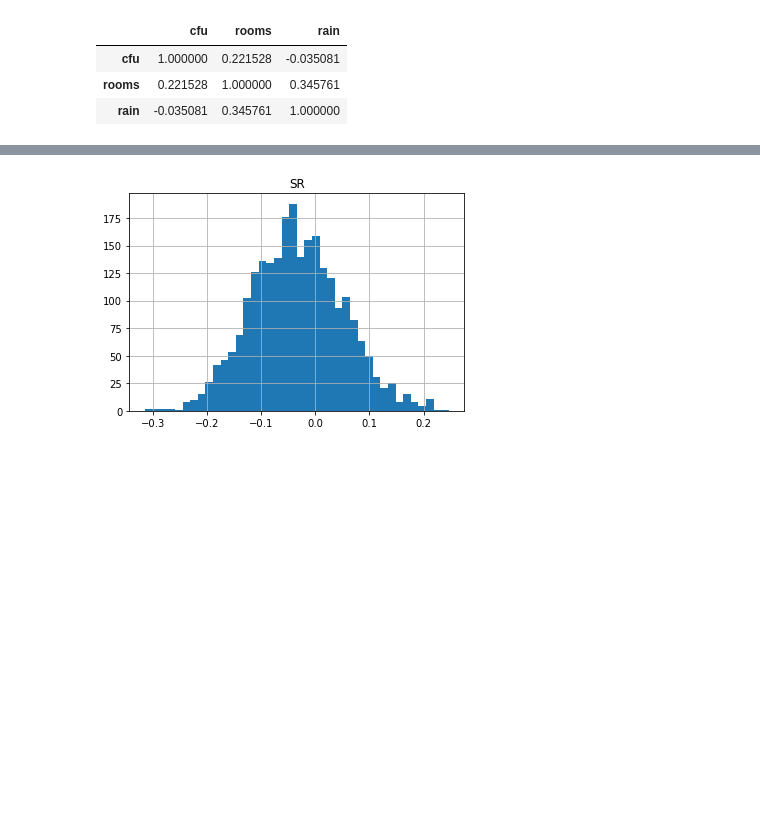
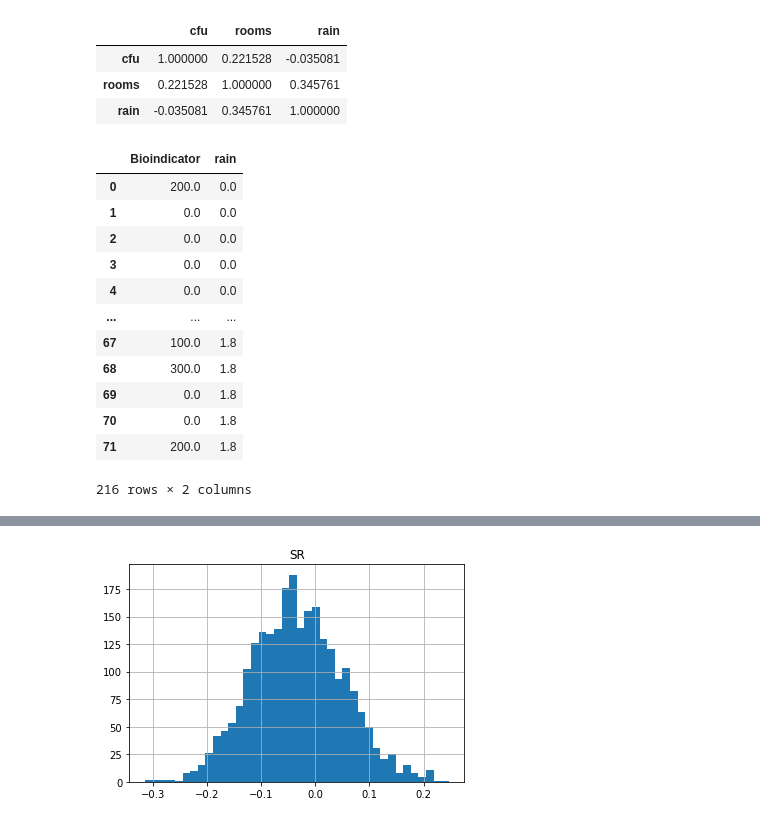
Before and after one commit to Hackuarium/montreux-water-quality, a Jupyter notebook: 3-analysis.ipynb, the cells around one changed output, grey strips where cells are left out. Cells and saved outputs as stored; diff of their text form; code cells hidden in the pictures; blank space fills up the shorter version.

```diff
--- a/3-analysis.ipynb
+++ b/3-analysis.ipynb
@@ -174,6 +260,22 @@ def bootstrap_ci(df, variable, classes, repetitions = 1000, alpha = 0.05, random
     point_est = df.groupby(classes).mean().iloc[1,0] - df.groupby(classes).mean().iloc[0,0]
     print('Point estimate of difference between means:', round(point_est,2))
     print((1-alpha)*100,'%','confidence interval for the difference between means:', (round(left,2), round(right,2)))
+# %%
+A[['Bioindicator','rain']]
+# %% [output]
+|  | Bioindicator | rain |
+| 0 | 200.0 | 0.0 |
+| 1 | 0.0 | 0.0 |
+| 2 | 0.0 | 0.0 |
+| 3 | 0.0 | 0.0 |
+| 4 | 0.0 | 0.0 |
+| ... | ... | ... |
+| 67 | 100.0 | 1.8 |
+| 68 | 300.0 | 1.8 |
+| 69 | 0.0 | 1.8 |
+| 70 | 0.0 | 1.8 |
+| 71 | 200.0 | 1.8 |
+216 rows × 2 columns
 # %%
 import arch.data.frenchdata
 from arch.bootstrap import StationaryBootstrap,IndependentSamplesBootstrap
```
Also changed, not shown: parts of 18 cells of this notebook.
